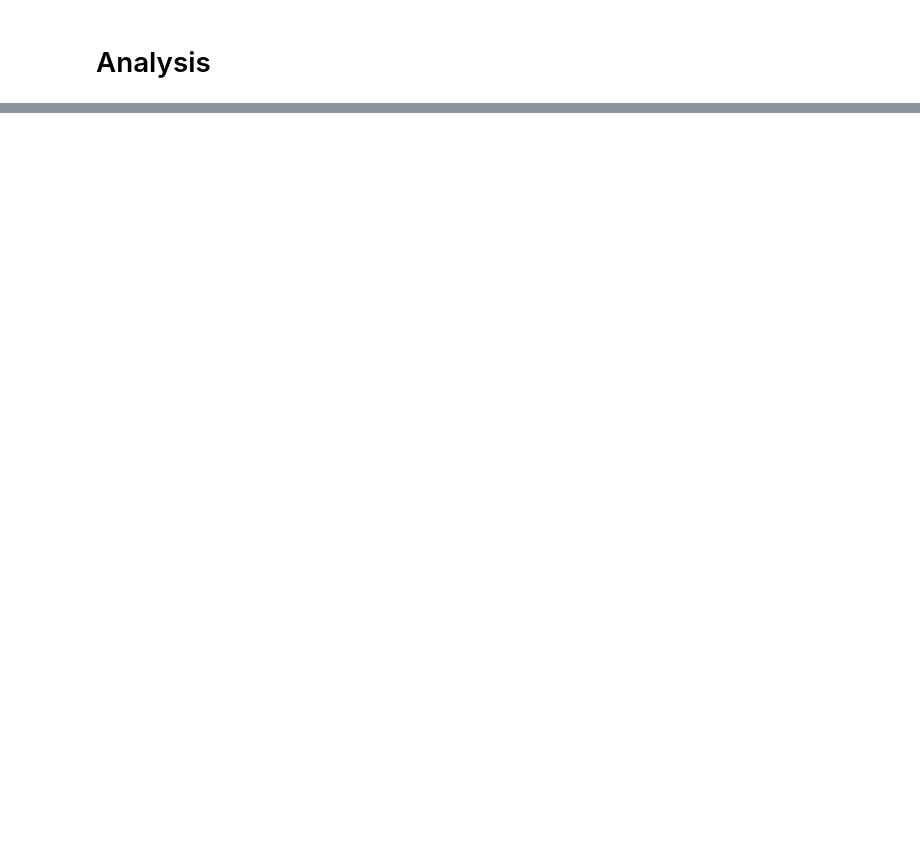
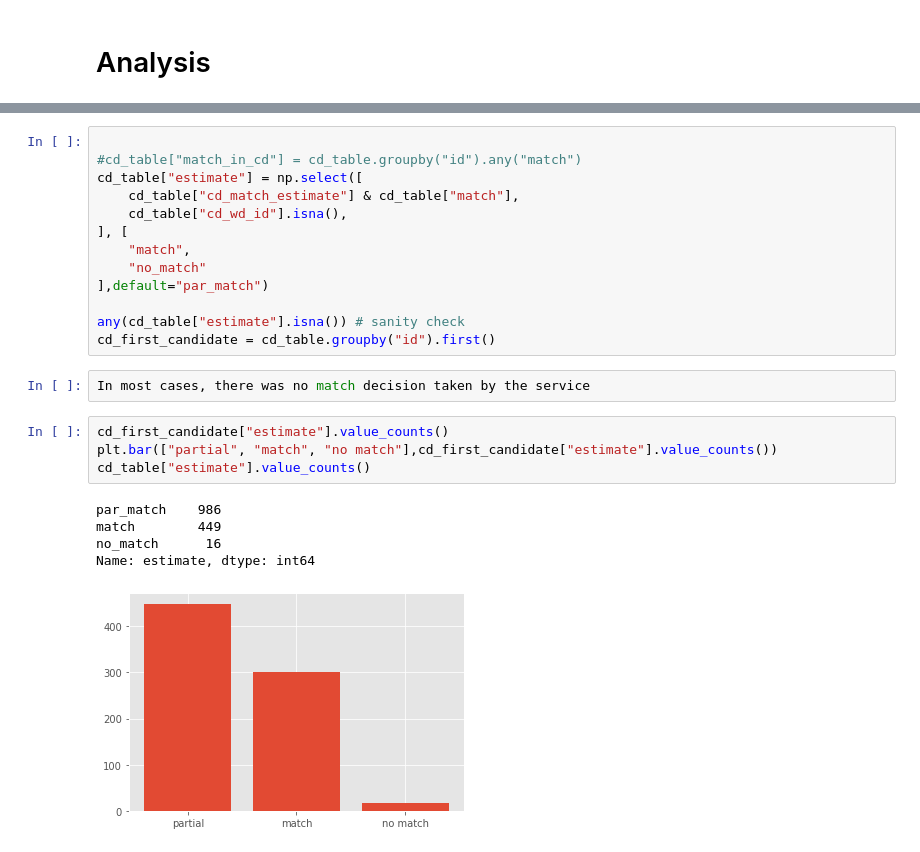
Before and after one commit to PeterWalchhofer/evaluation_bachelor_thesis, a Jupyter notebook: Analysis.ipynb, the cells around one changed output, grey strips where cells are left out. Cells and saved outputs as stored; diff of their text form; blank space fills up the shorter version.

```diff
--- a/Analysis.ipynb
+++ b/Analysis.ipynb
@@ -380,0 +280,25 @@ batch_query[0]
+# %%
+
+#cd_table["match_in_cd"] = cd_table.groupby("id").any("match")
+cd_table["estimate"] = np.select([
+    cd_table["cd_match_estimate"] & cd_table["match"],
+    cd_table["cd_wd_id"].isna(),
+], [
+    "match",
+    "no_match"
+],default="par_match")
+
+any(cd_table["estimate"].isna()) # sanity check
+cd_first_candidate = cd_table.groupby("id").first()
+# %%
+In most cases, there was no match decision taken by the service
+# %%
+cd_first_candidate["estimate"].value_counts()
+plt.bar(["partial", "match", "no match"],cd_first_candidate["estimate"].value_counts())
+cd_table["estimate"].value_counts()
+# %% [output]
+par_match    986
+match        449
+no_match      16
+Name: estimate, dtype: int64
+[figure, added]
```
Also changed, not shown: parts of 40 cells of this notebook, 1 other file.
